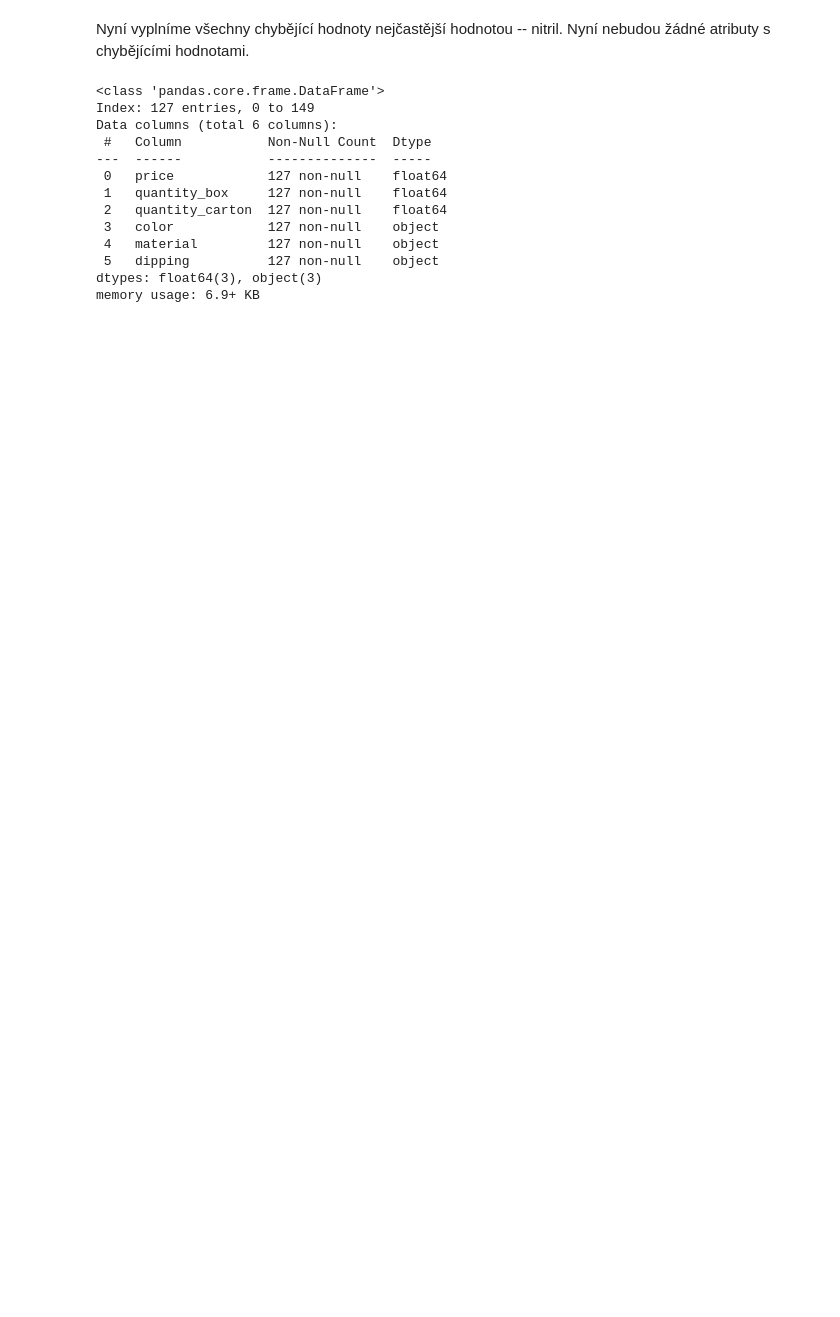
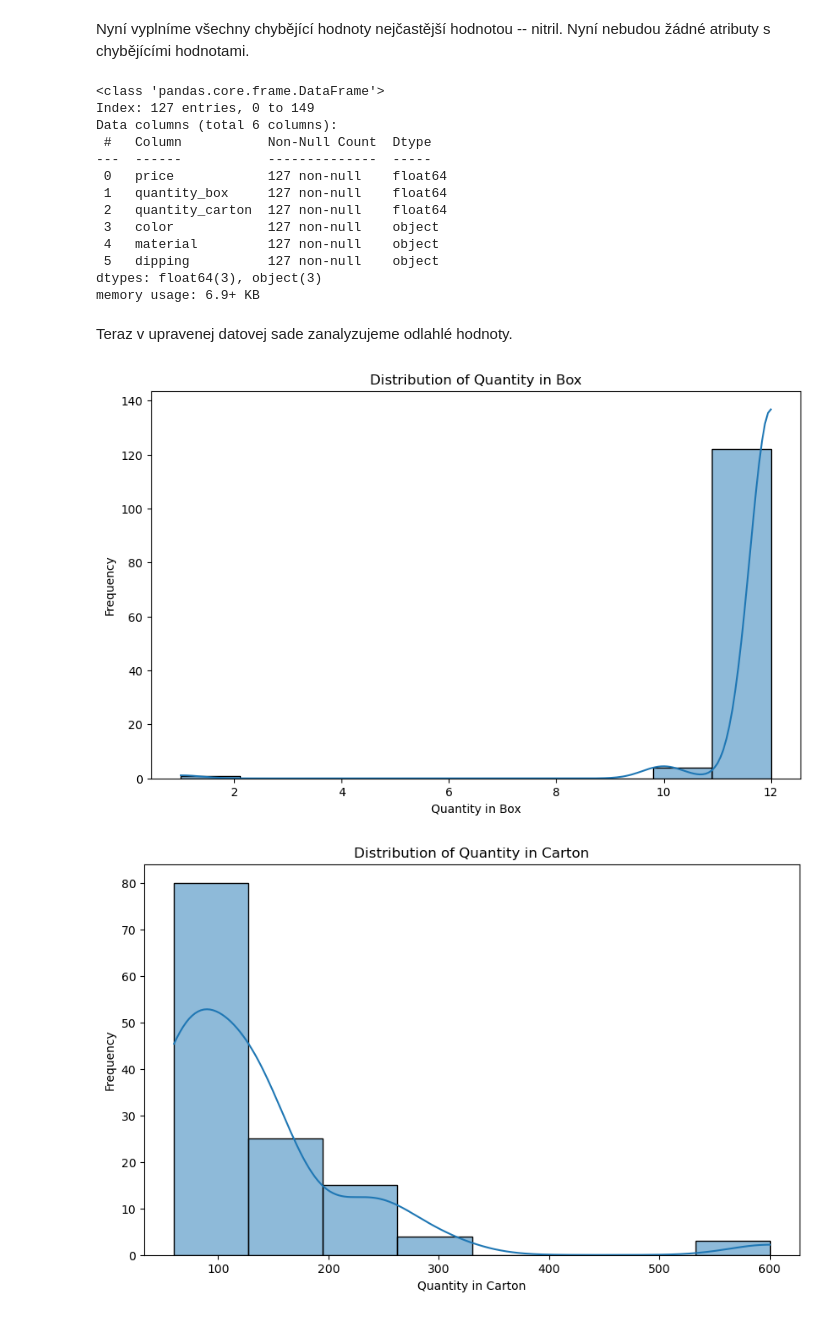
Before and after one commit to Adam-K2/upa-project, a Jupyter notebook: projekt_3/upa_3.ipynb, the cells around one changed output. Cells and saved outputs as stored; diff of their text form; code cells hidden in the pictures; blank space fills up the shorter version.

```diff
--- a/projekt_3/upa_3.ipynb
+++ b/projekt_3/upa_3.ipynb
@@ -557,3 +553,29 @@ Data columns (total 6 columns):
  5   dipping          127 non-null    object
 dtypes: float64(3), object(3)
 memory usage: 6.9+ KB
+# %% [markdown]
+Teraz v upravenej datovej sade zanalyzujeme odlahlé hodnoty.
+# %%
+plt.figure(figsize=(10, 6))
+sns.histplot(df['quantity_box'], kde=True, bins=10)
+plt.title('Distribution of Quantity in Box')
+plt.xlabel('Quantity in Box')
+plt.ylabel('Frequency')
+plt.show()
+
+plt.figure(figsize=(10, 6))
+sns.histplot(df['quantity_carton'], kde=True, bins=8)
+plt.title('Distribution of Quantity in Carton')
+plt.xlabel('Quantity in Carton')
+plt.ylabel('Frequency')
+plt.show()
+
+plt.figure(figsize=(10, 6))
+sns.histplot(df['price'], kde=True, bins=30)
+plt.title('Distribution of Product Prices')
+plt.xlabel('Price')
+plt.ylabel('Frequency')
+plt.show()
+# %% [output]
+[figure, added]
+[figure, added]
```
Also changed, not shown: parts of 12 cells of this notebook.
